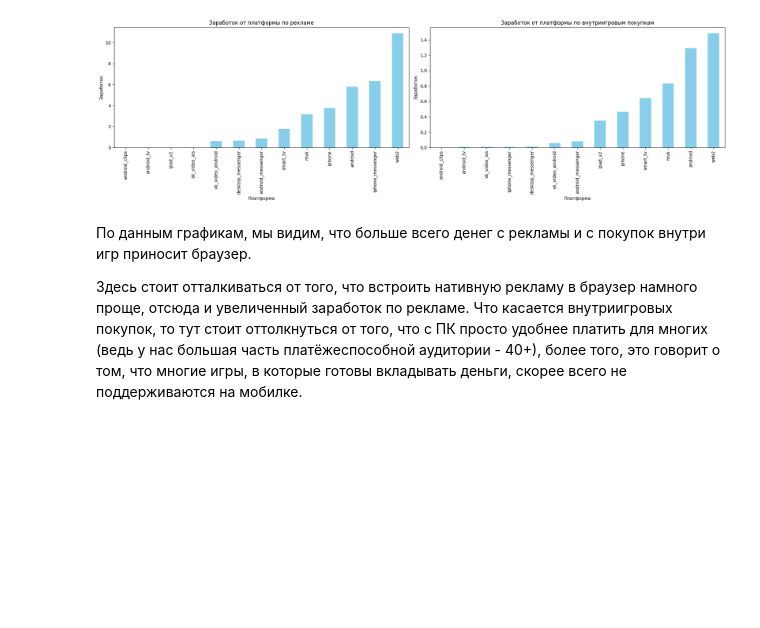
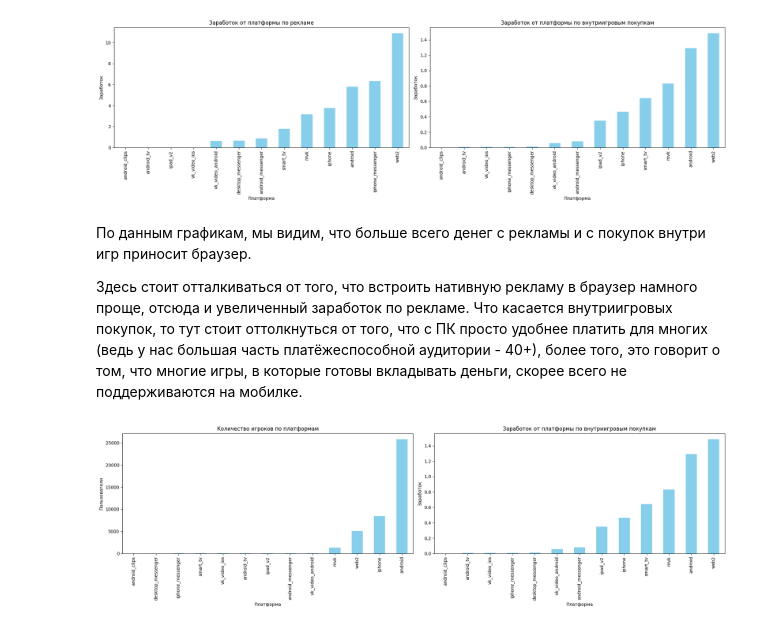
Before and after one commit to RoKivals/VKGamesCASE, a Jupyter notebook: platforms.ipynb, the cells around one changed output. Drawn from its saved outputs; the diff is of its cells as text; code cells hidden in the pictures; blank space fills up the shorter version.

```diff
--- a/platforms.ipynb
+++ b/platforms.ipynb
@@ -98,3 +98,23 @@ plt.show()
 По данным графикам, мы видим, что больше всего денег с рекламы и с покупок внутри игр приносит браузер.
 
 Здесь стоит отталкиваться от того, что встроить нативную рекламу в браузер намного проще, отсюда и увеличенный заработок по рекламе. Что касается внутриигровых покупок, то тут стоит оттолкнуться от того, что с ПК просто удобнее платить для многих (ведь у нас большая часть платёжеспособной аудитории - 40+), более того, это говорит о том, что многие игры, в которые готовы вкладывать деньги, скорее всего не поддерживаются на мобилке.
+# %%
+player_platforms = players_df.heavy_vk_platform.value_counts().sort_values()
+game_payments = players_df.groupby('heavy_vk_platform').games_revenue_ads.mean().sort_values()
+
+fig, (ax1, ax2) = plt.subplots(1, 2, figsize=(20, 6))
+player_platforms.plot(kind='bar', color='skyblue', ax=ax1)
+game_payments.plot(kind='bar', color='skyblue', ax=ax2)
+
+ax1.set_title('Количество игроков по платформам')
+ax1.set_xlabel('Платформа')
+ax1.set_ylabel('Пользователи')
+
+ax2.set_title('Заработок от платформы по внутриигровым покупкам')
+ax2.set_xlabel('Платформа')
+ax2.set_ylabel('Заработок')
+
+plt.tight_layout()
+plt.show()
+# %% [output]
+[figure, added]
```
Also changed, not shown: 1 other file.
